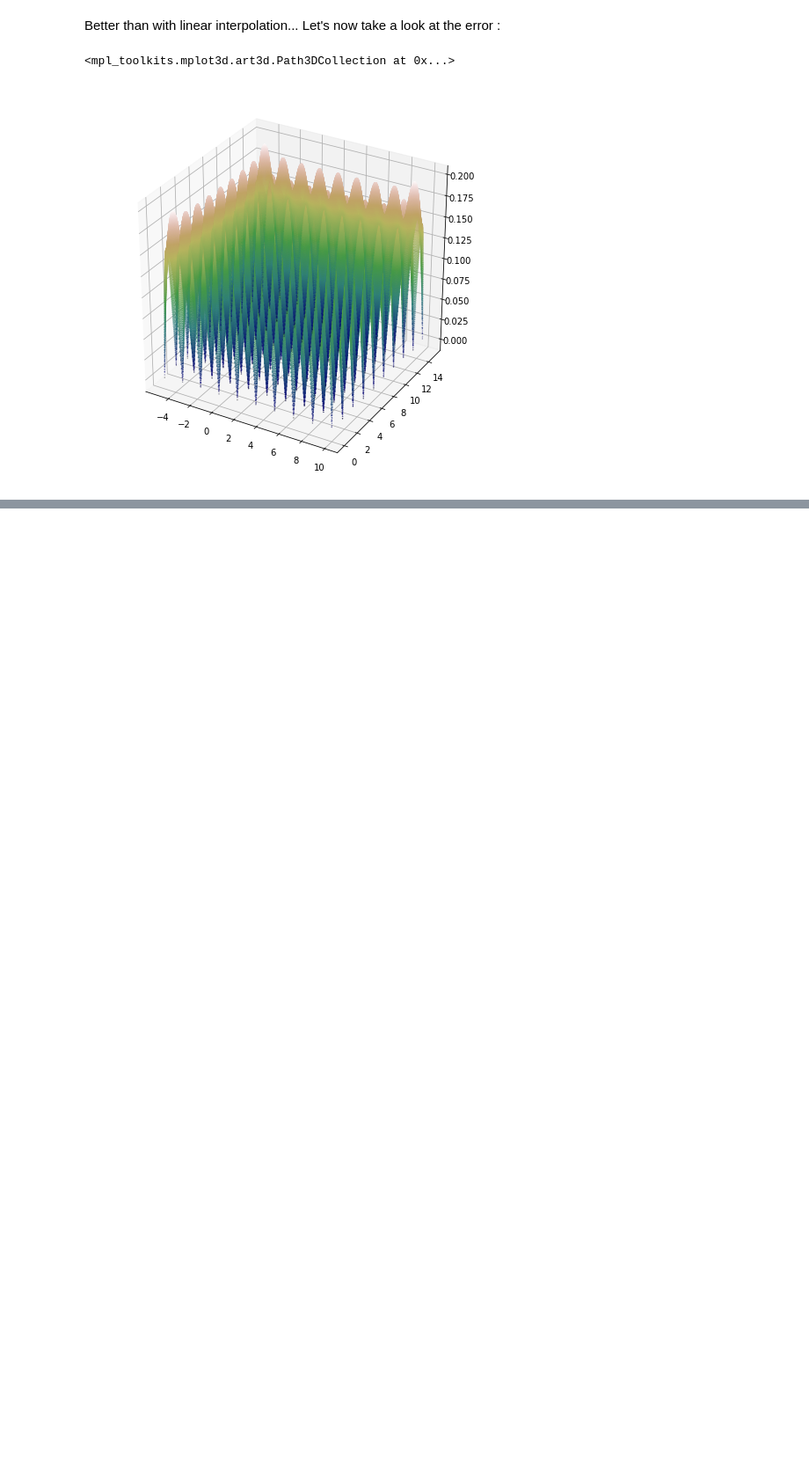
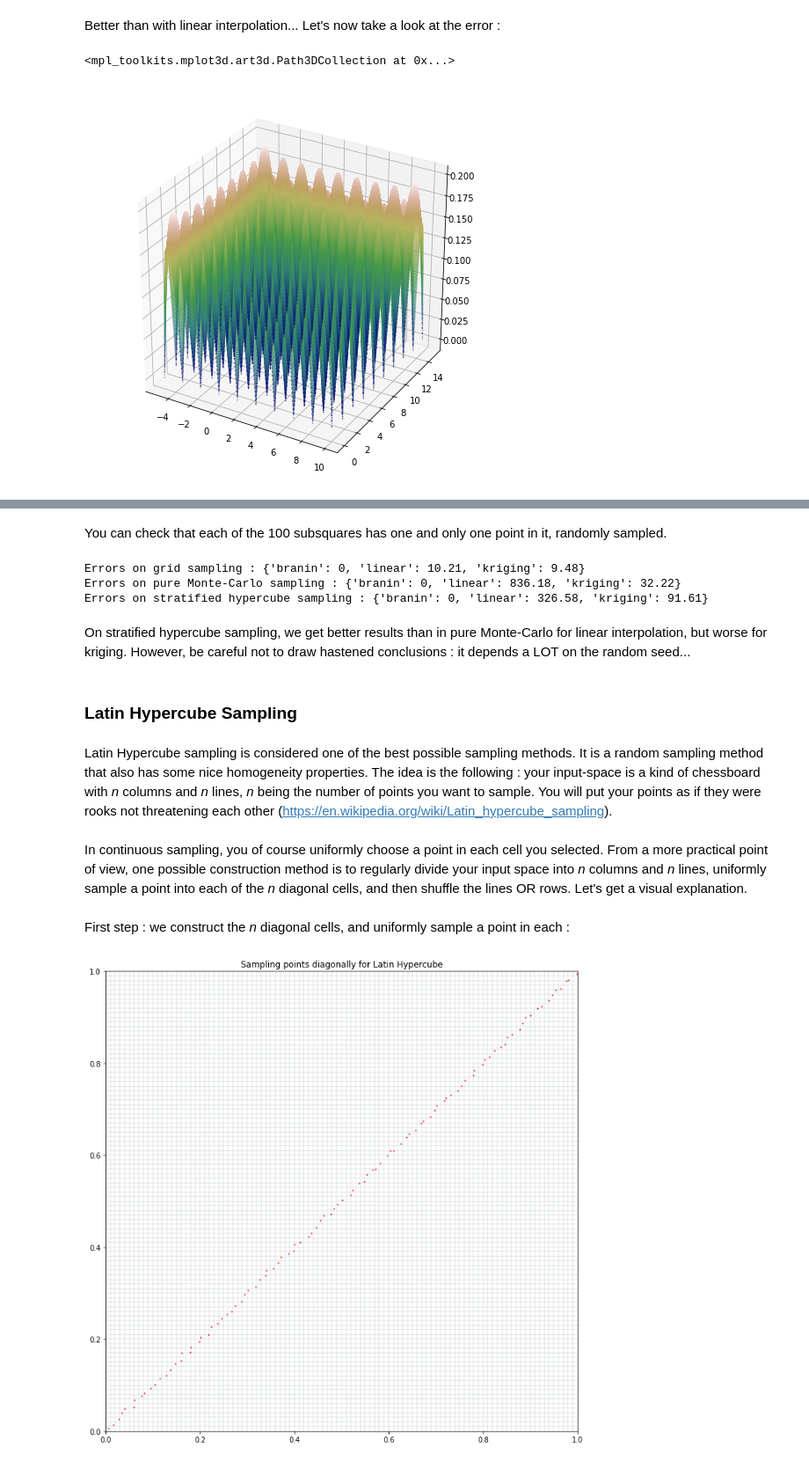
Before and after one commit to yapa-loulou/kriging, a Jupyter notebook: Kriging.ipynb, the cells around one changed output, grey strips where cells are left out. Shown at 88% size. Saved outputs shown, nothing was run; the diff lists cells and outputs as text; code cells hidden in the pictures; blank space fills up the shorter version.

```diff
--- a/Kriging.ipynb
+++ b/Kriging.ipynb
@@ -404,0 +486,46 @@ X_test[2*next_point],error
+# %% [markdown]
+You can check that each of the 100 subsquares has one and only one point in it, randomly sampled.
+# %%
+X=[15*x-5 for x in X]
+Y=[15*y for y in Y]
+points_hs=[(x,y) for x,y in zip(X,Y)]
+branin_hs=[branin(x,y) for x,y in zip(X,Y)]
+dic_errors_hs={'branin':0}
+linear=interpol_2d('linear',X=points_hs,y=branin_hs)
+Z_linear=[linear(x[0],x[1]) for x in X_test[::2]]
+Z_linear=np.concatenate(Z_linear)
+dic_errors_hs['linear'] = round(mse(Z_linear,y_test[::2]),2)
+gpr = GaussianProcessRegressor(kernel=kernel,random_state=0).fit(points_hs, branin_hs)
+krig=gpr.predict(X_test[::2], return_std=True)
+Z_krig,Z_error=krig[0],krig[1]
+dic_errors_hs['kriging'] = round(mse(Z_krig,y_test[::2]),2)
+print(f'Errors on grid sampling : {dic_errors_grid}')
+print(f'Errors on pure Monte-Carlo sampling : {dic_errors_mc}')
+print(f'Errors on stratified hypercube sampling : {dic_errors_hs}')
+# %% [output]
+Errors on grid sampling : {'branin': 0, 'linear': 10.21, 'kriging': 9.48}
+Errors on pure Monte-Carlo sampling : {'branin': 0, 'linear': 836.18, 'kriging': 32.22}
+Errors on stratified hypercube sampling : {'branin': 0, 'linear': 326.58, 'kriging': 91.61}
+# %% [markdown]
+On stratified hypercube sampling, we get better results than in pure Monte-Carlo for linear interpolation, but worse for kriging. However, be careful not to draw hastened conclusions : it depends a LOT on the random seed...
+# %% [markdown]
+### Latin Hypercube Sampling
+# %% [markdown]
+Latin Hypercube sampling is considered one of the best possible sampling methods. It is a random sampling method that also has some nice homogeneity properties. The idea is the following : your input-space is a kind of chessboard with *n* columns and *n* lines, *n* being the number of points you want to sample. You will put your points as if they were rooks not threatening each other (https://en.wikipedia.org/wiki/Latin_hypercube_sampling).
+# %% [markdown]
+In continuous sampling, you of course uniformly choose a point in each cell you selected. From a more practical point of view, one possible construction method is to regularly divide your input space into *n* columns and *n* lines, uniformly sample a point into each of the *n* diagonal cells, and then shuffle the lines OR rows. Let's get a visual explanation.
+# %% [markdown]
+First step : we construct the *n* diagonal cells, and uniformly sample a point in each :
+# %%
+X=[0.01*(np.random.random()+i) for i in range(100)]
+Y=[0.01*(np.random.random()+j) for j in range(100)]
+plt.figure(figsize=(12,12))
+plt.plot(X,Y,'ro',markersize=1)
+plt.xlim(0,1)
+plt.ylim(0,1)
+plt.title('Sampling points diagonally for Latin Hypercube')
+for i in np.linspace(0,1,101)[1:100]:
+    plt.axvline(x=i,linestyle='--',linewidth=0.3,c='slategray')
+    plt.axhline(y=i,linestyle='--',linewidth=0.3,c='slategray')
+# %% [output]
+[figure, added]
```
Also changed, not shown: parts of 61 cells of this notebook.
